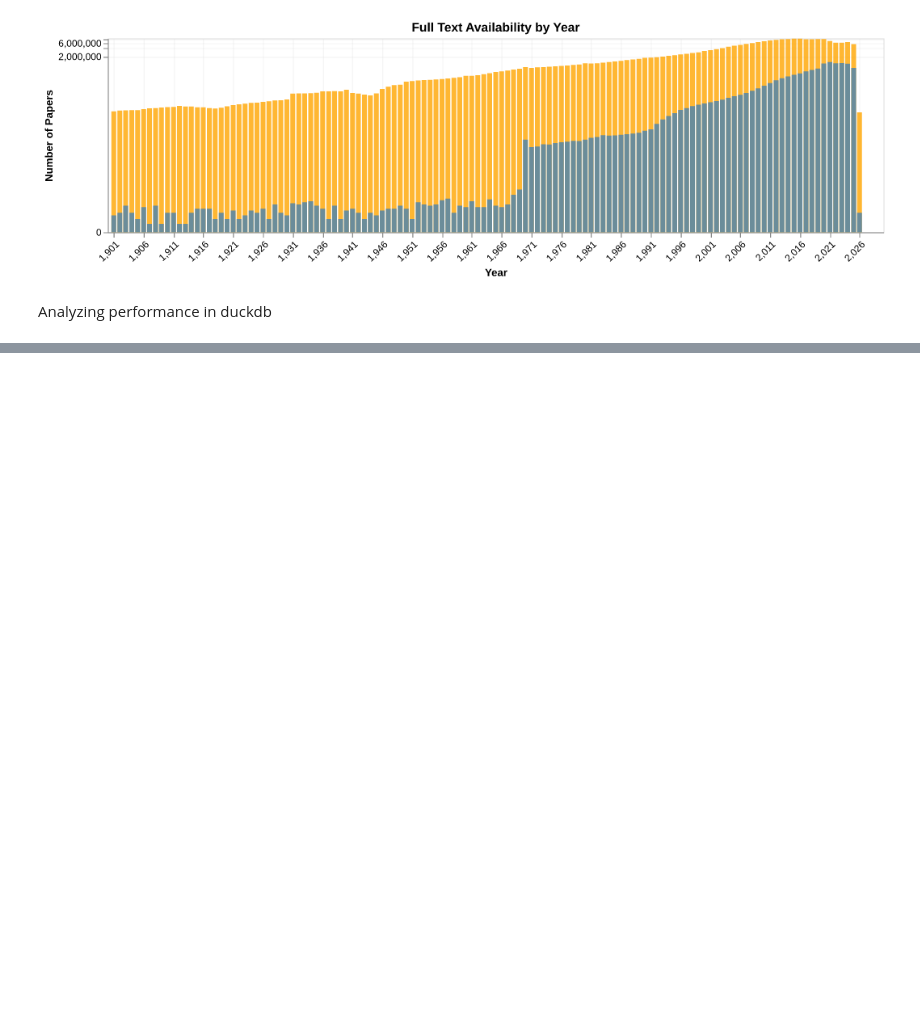
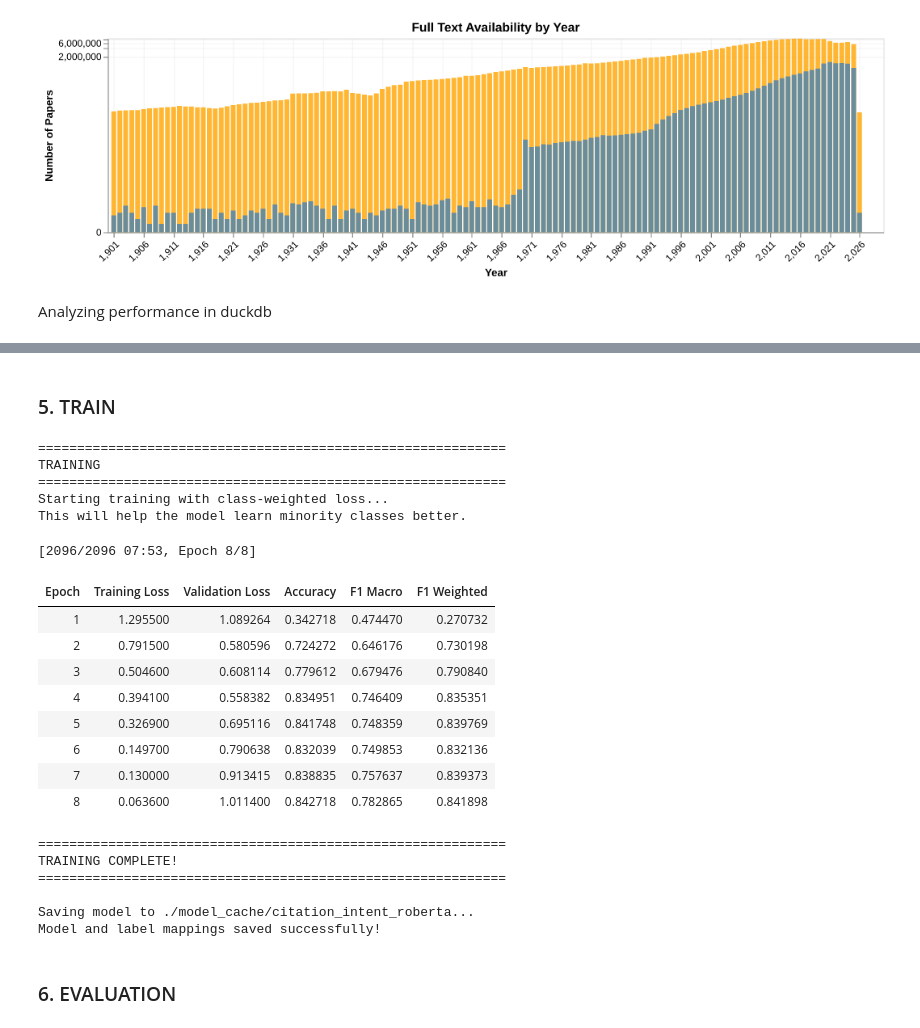
Before and after one commit to Vermont-Complex-Systems/scisciDB, a Jupyter notebook: getting-started.ipynb, the cells around one changed output, grey strips where cells are left out. Cells and saved outputs as stored; diff of their text form; code cells hidden in the pictures; blank space fills up the shorter version.

```diff
--- a/getting-started.ipynb
+++ b/getting-started.ipynb
@@ -236,0 +423,7 @@ load/load.py -> transform/deduplicate.py -> enrich/create_lookups.py -> enrich/a
+# %%
+model = AutoModelForSequenceClassification.from_pretrained(
+    model_name,
+    num_labels=num_labels,
+    id2label=id2label,
+    label2id=label2id
+)
@@ -236,0 +432,13 @@ load/load.py -> transform/deduplicate.py -> enrich/create_lookups.py -> enrich/a
+# %%
+print(f"Parameters: {sum(p.numel() for p in model.parameters()):,}")
+
+# Check for GPU availability
+device = torch.device('cuda' if torch.cuda.is_available() else 'cpu')
+print(f"\nDevice: {device}")
+if torch.cuda.is_available():
+    print(f"GPU: {torch.cuda.get_device_name(0)}")
+    print(f"GPU Memory: {torch.cuda.get_device_properties(0).total_memory / 1024**3:.2f} GB")
+    USE_GPU = True
+else:
+    print("WARNING: No GPU detected!")
+    USE_GPU = False
@@ -236,0 +654,59 @@ load/load.py -> transform/deduplicate.py -> enrich/create_lookups.py -> enrich/a
+# %% [markdown]
+### 5. TRAIN
+# %%
+
+print("\n" + "="*60)
+print("TRAINING")
+print("="*60)
+
+# Use the custom WeightedLossTrainer instead of Trainer
+trainer = WeightedLossTrainer(
+    model=model,
+    args=training_args,
+    train_dataset=tokenized_train,
+    eval_dataset=tokenized_val,
+    compute_metrics=compute_metrics
+)
+
+print("Starting training with class-weighted loss...")
+print("This will help the model learn minority classes better.")
+train_result = trainer.train()
+
+print("\n" + "="*60)
+print("TRAINING COMPLETE!")
+print("="*60)
+
+# Save model
+cached_model_path = os.path.join(MODEL_CACHE_DIR, "citation_intent_roberta")
+print(f"\nSaving model to {cached_model_path}...")
+model.save_pretrained(cached_model_path)
+tokenizer.save_pretrained(cached_model_path)
+
+# Save label mappings
+with open(os.path.join(cached_model_path, "label_mappings.json"), 'w') as f:
+    json.dump({"label2id": label2id, "id2label": id2label, "labels": label_list}, f, indent=2)
+print("Model and label mappings saved successfully!")
+# %% [output]
+============================================================
+TRAINING
+============================================================
+Starting training with class-weighted loss...
+This will help the model learn minority classes better.
+[2096/2096 07:53, Epoch 8/8]
+| Epoch | Training Loss | Validation Loss | Accuracy | F1 Macro | F1 Weighted |
+| 1 | 1.295500 | 1.089264 | 0.342718 | 0.474470 | 0.270732 |
+| 2 | 0.791500 | 0.580596 | 0.724272 | 0.646176 | 0.730198 |
+| 3 | 0.504600 | 0.608114 | 0.779612 | 0.679476 | 0.790840 |
+| 4 | 0.394100 | 0.558382 | 0.834951 | 0.746409 | 0.835351 |
+| 5 | 0.326900 | 0.695116 | 0.841748 | 0.748359 | 0.839769 |
+| 6 | 0.149700 | 0.790638 | 0.832039 | 0.749853 | 0.832136 |
+| 7 | 0.130000 | 0.913415 | 0.838835 | 0.757637 | 0.839373 |
+| 8 | 0.063600 | 1.011400 | 0.842718 | 0.782865 | 0.841898 |
+============================================================
+TRAINING COMPLETE!
+============================================================
+
+Saving model to ./model_cache/citation_intent_roberta...
+Model and label mappings saved successfully!
+# %% [markdown]
+### 6. EVALUATION
```
Also changed, not shown: parts of 70 cells of this notebook, 9 other files.
